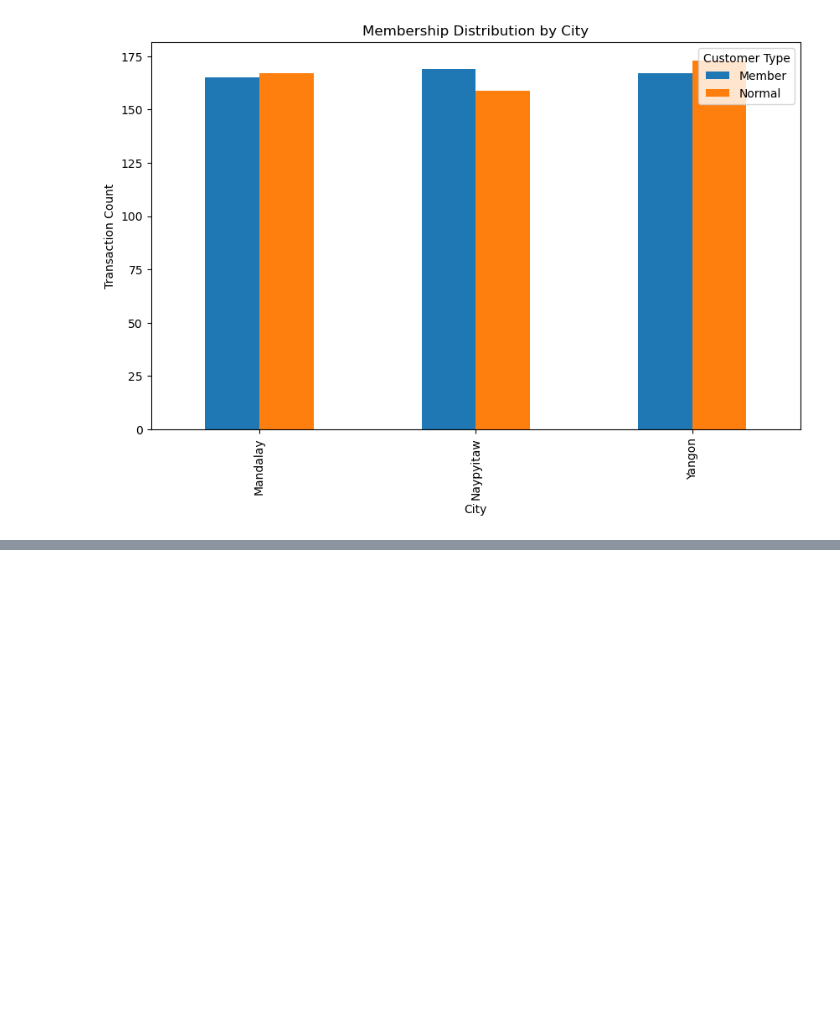
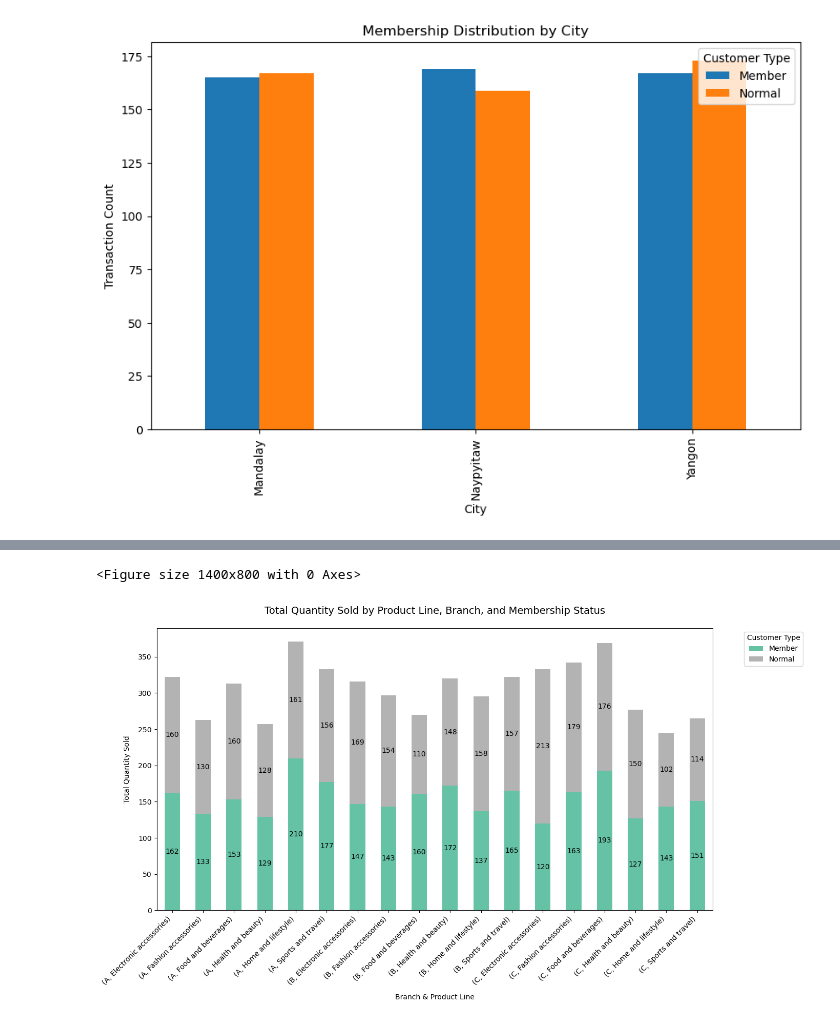
Before and after one commit to VarnaviPerera/PRINCIPLES-OF-DATA-SCIENCE-Portfolio, a Jupyter notebook: Analysis and Problem Solving/Initial.ipynb, the cells around one changed output, grey strips where cells are left out. Drawn from its saved outputs; the diff is of its cells as text; code cells hidden in the pictures; blank space fills up the shorter version.

```diff
--- a/Analysis and Problem Solving/Initial.ipynb
+++ b/Analysis and Problem Solving/Initial.ipynb
@@ -99,0 +146,34 @@ plt.show()
+# %%
+# Group data by Branch, Product line, and Customer type
+stacked_data = super_data.groupby(['Branch', 'Product line', 'Customer type'])['Quantity'].sum().unstack().reset_index()
+
+# Create stacked bar chart
+plt.figure(figsize=(14, 8))
+
+# Plot settings
+ax = stacked_data.set_index(['Branch', 'Product line']).plot(
+    kind='bar',
+    stacked=True,
+    colormap='Set2',
+    figsize=(14, 8)
+)
+
+plt.title('Total Quantity Sold by Product Line, Branch, and Membership Status', pad=20, fontsize=14)
+plt.xlabel('Branch & Product Line', labelpad=10)
+plt.ylabel('Total Quantity Sold', labelpad=10)
+plt.xticks(rotation=45, ha='right')
+
+# Add annotations
+for p in ax.patches:
+    width, height = p.get_width(), p.get_height()
+    if height > 0:
+        ax.annotate(f'{int(height)}',
+                   (p.get_x() + width/2, p.get_y() + height/2),
+                   ha='center', va='center')
+
+plt.legend(title='Customer Type', bbox_to_anchor=(1.05, 1), loc='upper left')
+plt.tight_layout()
+plt.show()
+# %% [output]
+<Figure size 1400x800 with 0 Axes>
+[figure, added]
```
Also changed, not shown: parts of 4 cells of this notebook, 1 other file.
